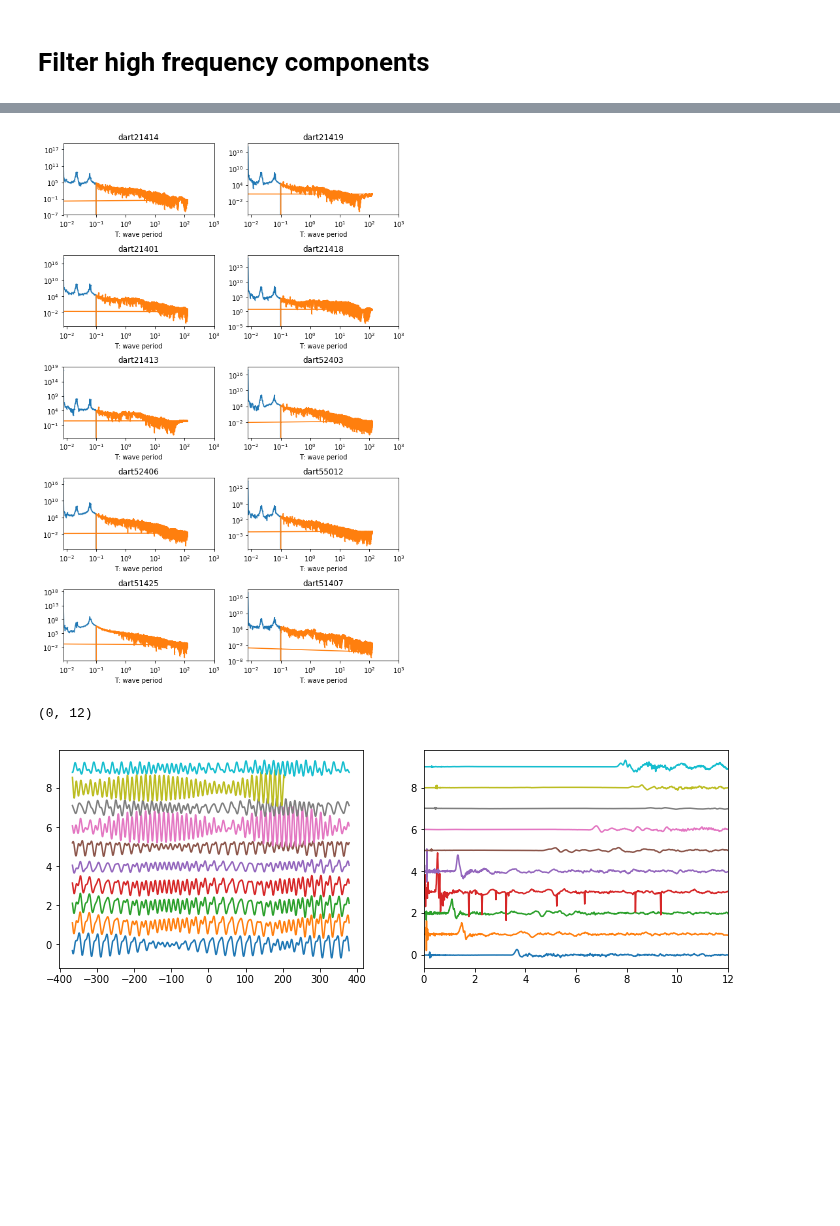
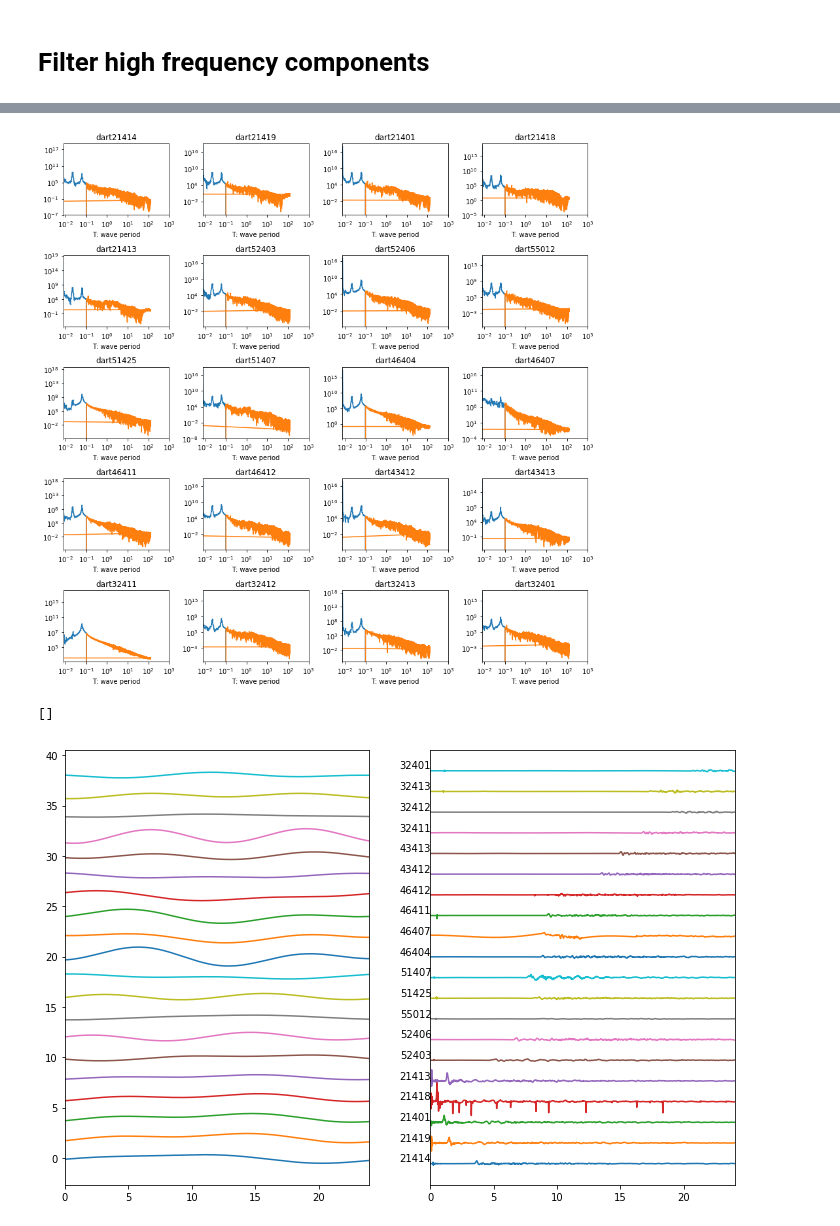
Before and after one commit to jgalazm/Nami, a Jupyter notebook: validation/04_tohoku2011/data/dart_buoy.ipynb, the cells around one changed output, grey strips where cells are left out. Saved outputs shown, nothing was run; the diff lists cells and outputs as text; code cells hidden in the pictures; blank space fills up the shorter version.

```diff
--- a/validation/04_tohoku2011/data/dart_buoy.ipynb
+++ b/validation/04_tohoku2011/data/dart_buoy.ipynb
@@ -7,6 +7,7 @@ import pandas as pd
 # %% [markdown]
 # Read
 # %%
-DARTs = [21414, 21419, 21401, 21418, 21413, 52403, 52406, 55012, 51425, 51407]
+DARTs = [21414, 21419, 21401, 21418, 21413, 52403, 52406, 55012, 51425, 51407,
+        46404, 46407, 46411, 46412, 43412, 43413, 32411, 32412,32413,32401]
 # DARTs = [ 52403, 52406]
 dataFrames = {}
@@ -27,11 +32,12 @@ for i,dartNumber in enumerate(DARTs):
     df = df.interpolate()
     dataFrames[dartNumber] = df
 # %%
+plt.figure(figsize=(8,10))
 for i,dart in enumerate(DARTs):
     df = dataFrames[dart]
-    plt.plot(df['height']-df['height'].mean()+i*1.5)
-    plt.text(df.index.min()-pd.Timedelta(days=4),i*1.5,'{}'.format(dart))
-    plt.ylim(-2,16)
+    plt.plot(df['height']-df['height'].mean()+i*2)
+    plt.text(df.index.min()-pd.Timedelta(days=4),i*2,'{}'.format(dart))
+    plt.ylim(-2,40)
     plt.xlim(df.index.min()-pd.Timedelta(days=4), df.index.max())
     plt.gca().set_yticks([])
 # %% [output]
@@ -107,4 +116,6 @@ for key in dataFrames.keys():
 # %%
+plt.figure(figsize=(8,10))
+
 for i,dart in enumerate(DARTs):
     lowSignal,highSignal, t, h = (filteredSignals[dart]['lowSignal'],
                             filteredSignals[dart]['highSignal'],
@@ -112,9 +123,9 @@ for i,dart in enumerate(DARTs):
                             filteredSignals[dart]['h'] )
     lowSignal['h'].real = lowSignal['h'].real - lowSignal['h'].real.mean()
     df = dataFrames[dart]
-    plt.plot(t,lowSignal['h'].real+i*1.5)
-    plt.text(t[0]-4, i*1.5, '{}'.format(dart))
-    plt.ylim(-2,16)
+    plt.plot(t,lowSignal['h'].real+i*2)
+    plt.text(t[0]-4, i*2, '{}'.format(dart))
+    plt.ylim(-2,40)
     plt.xlim(t[0]-4, t[-1])
 #     plt.gca().set_yticks([])
     plt.gca().get_yaxis().set_visible(False)
@@ -123,5 +134,5 @@ for i,dart in enumerate(DARTs):
 # %%
-plt.figure(figsize=(8,12))
+plt.figure(figsize=(12,12))
 for i,dart in enumerate(DARTs):
 
     lowSignal,highSignal, t, h = (filteredSignals[dart]['lowSignal'],
@@ -129,7 +140,7 @@ for i,dart in enumerate(DARTs):
                                 filteredSignals[dart]['t'],
                                 filteredSignals[dart]['h'] )
 
-    plt.subplot(5,2,i+1)
+    plt.subplot(5,4,i+1)
     plt.plot(lowSignal['freq'],(np.abs(lowSignal['a']))**2,'.-',ms=1)
     plt.plot(highSignal['freq'],(np.abs(highSignal['a']))**2,'.-',ms=1)
 
@@ -141,28 +152,31 @@ for i,dart in enumerate(DARTs):
     plt.xlim(0,1e3)
     plt.tight_layout()
 # %% [output]
-[figure, old version]
+[figure, new version]
 # %%
 earthquakeDate = pd.to_datetime('2011-03-11 05:46:24.120')
 tearthquake = earthquakeDate.to_julian_date()
 # %%
-plt.figure(figsize=(12,4))
+plt.figure(figsize=(12,8))
 ax1 = plt.subplot(121)
 ax2 = plt.subplot(122)
 
 for i,dart in enumerate(DARTs):
     lowSignal,highSignal, t, h = (filteredSignals[dart]['lowSignal'],
                             filteredSignals[dart]['highSignal'],
                             filteredSignals[dart]['t'],
                             filteredSignals[dart]['h'] )
     lowSignal['h'].real = lowSignal['h'].real - lowSignal['h'].real.mean()
     df = dataFrames[dart]
-    ax1.plot((t-tearthquake)*24,lowSignal['h'].real+i*1)
-    ax2.plot((t-tearthquake)*24,highSignal['h'].real+i*1)
-#     ax2.text(tearthquake-11, i*1, '{}'.format(dart))
+    ax1.plot((t-tearthquake)*24,lowSignal['h'].real+i*2)
+    ax2.plot((t-tearthquake)*24,highSignal['h'].real+i*2)
+    ax2.text(-2.4, i*2+0.2, '{}'.format(dart))
 # plt.ylim(-2,10)
-plt.xlim(0,12)
+ax1.set_xlim(0,24)
+ax2.set_xlim(0,24)
+
+ax2.set_yticks([])
 # plt.gca().get_yaxis().set_visible(False)
 # %% [output]
-(0, 12)
+[]
-[figure, old version]
+[figure, new version]
```
Also changed, not shown: parts of 7 cells of this notebook, 3 other files.
